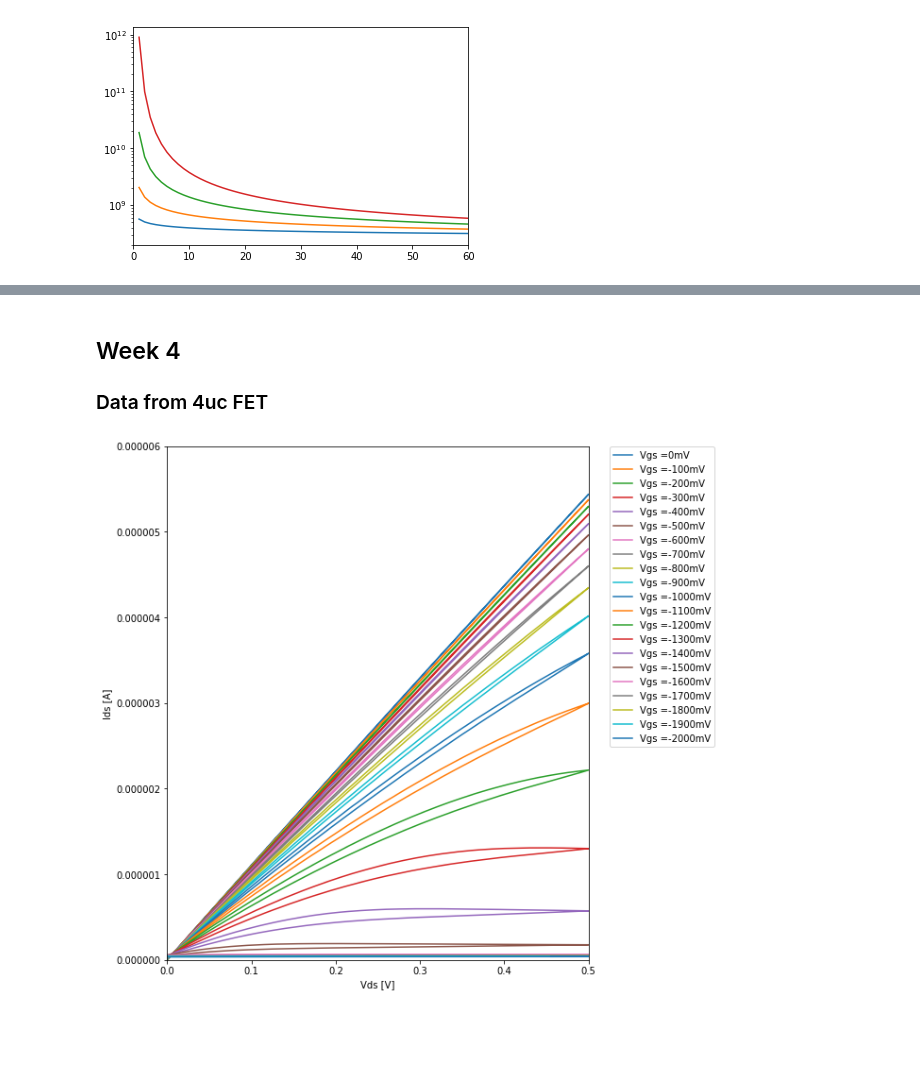
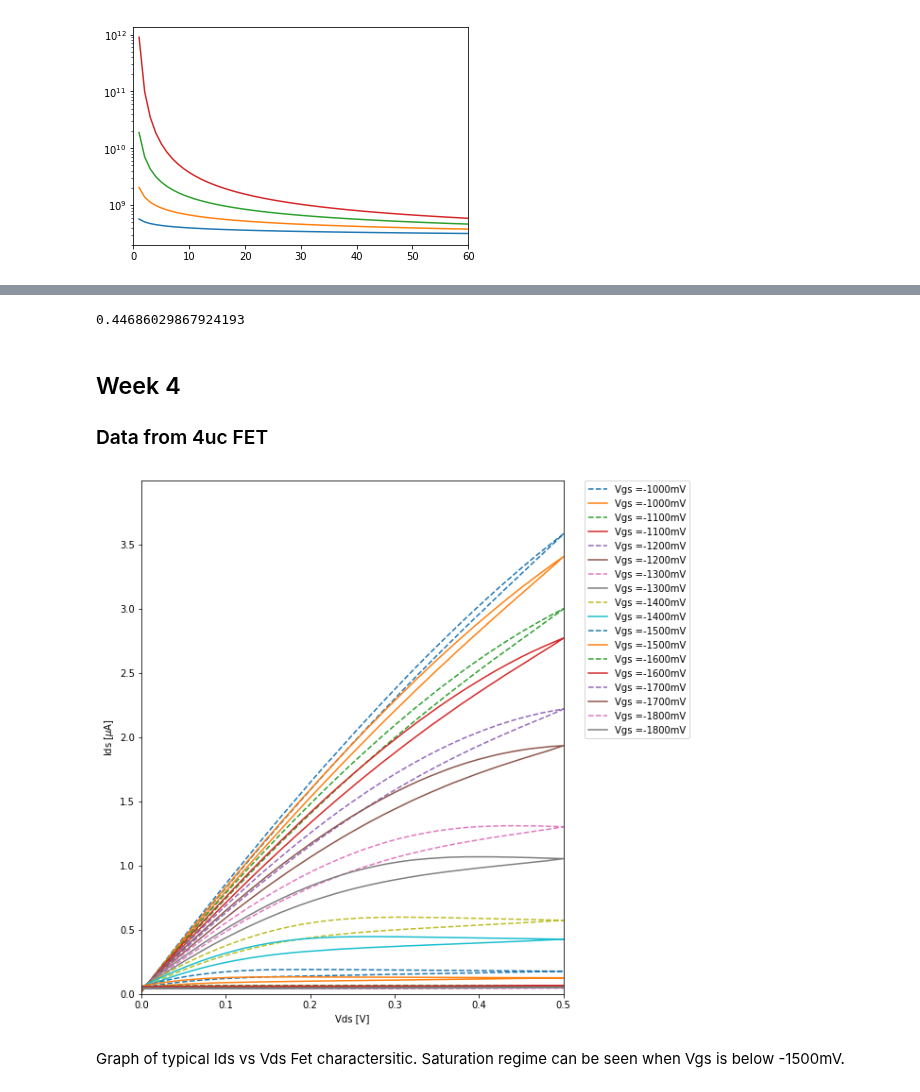
Before and after one commit to prabowobagas/Jupyter-Notebook-Thesis, a Jupyter notebook: Weekly Journal.ipynb, the cells around one changed output, grey strips where cells are left out. Drawn from its saved outputs; the diff is of its cells as text; code cells hidden in the pictures; blank space fills up the shorter version.

```diff
--- a/Weekly Journal.ipynb
+++ b/Weekly Journal.ipynb
@@ -177,7 +177,9 @@ for i,val in enumerate(V_sd):
 
 
 plt.plot(V_sd,I_sd)
-plt.xlabel('$V_{ds}[V]$', fontsize = 15 )
-plt.ylabel('$I_{ds}$ [$\mu$A]',fontsize = 15)
-plt.title('$I_{ds}$ vs $V_{ds}$',fontsize = 20)
+plt.xlabel('$V_{ds}[V]$', fontsize = 13 )
+plt.ylabel('$I_{ds}$ [$\mu$A]',fontsize = 13)
+plt.title('$I_{ds}$ vs $V_{ds}$',fontsize = 15)
+plt.show()
+plt.rcParams['figure.figsize'] = (6,4)
 # %% [output]
@@ -215,17 +223,0 @@ Grid generation of a uniformly distributed samples is shown below. White shows t
-# %%
-from matplotlib import cm
-
-occupy = np.random.rand(100,100)
-
-cmap = cm.colors.ListedColormap(['white','black'])
-bounds=[0,0.65,1] #currently set at p=0.592746, at least 1 conducting path.
-norm = cm.colors.BoundaryNorm(bounds, cmap.N)
-
-img = plt.imshow(occupy,interpolation='nearest',
-                    cmap = cmap,norm=norm)
-plt.colorbar(img,cmap=cmap,
-                norm=norm,boundaries=bounds,ticks=[-5,0,5])
-plt.rcParams['figure.figsize'] = (5,4)
-plt.show()
-
-#still need more research on percolation bonding
@@ -234,3 +287,7 @@ plt.show()
+# %%
+print(sample1.rand_samp[1,1])
+# %% [output]
+0.44686029867924193
 # %% [markdown]
 ## Week 4
 ### Data from 4uc FET
@@ -248,23 +306,30 @@ with open('Data\\dev15\\dev15 Vsd sweep 500mVpp Vgs series -2500mV to 1000mV.txt
 # %%
 def wrapper(dataframe):
     dataframe.drop('Unnamed: 5', axis=1,inplace=True)
     dataframe.columns = ['time','Vgs','Vds','Igs','Ids']
     return dataframe
 
-for i in range(1,22):
-    df = pd.read_csv('Data\\dev15\\dev15_vsd\\dev15_dataset'+str(i)+'.txt',sep='\t',skiprows = [0,1,2])
-    df_wrap = wrapper(df)
-    plt.plot(df_wrap['Vds'],df_wrap['Ids'],label = 'Vgs ='+str((i*-100)+100)+'mV')
+for i in range(11,20):
+    df1 = pd.read_csv('Data\\dev15\\dev15_vsd\\dev15_dataset'+str(i)+'.txt',sep='\t',skiprows = [0,1,2])
+    df2 = pd.read_csv('Data\\dev16\\dev16_vsd\\dev16dataset'+str(i)+'.txt',sep='\t',skiprows = [0,1,2])
+
+    df_wrap1 = wrapper(df1)
+    df_wrap2 = wrapper(df2)
+    plt.plot(df_wrap1['Vds'],df_wrap1['Ids']/(10)**(-6),label = 'Vgs ='+str((i*-100)+100)+'mV',linestyle = 'dashed')
+    plt.plot(df_wrap2['Vds'],df_wrap2['Ids']/(10)**(-6),label = 'Vgs ='+str((i*-100)+100)+'mV')
 
 plt.xlabel('Vds [V]')
-plt.ylabel('Ids [A]')
+plt.ylabel('Ids [$\mu$A]')
 plt.legend(bbox_to_anchor=(1.05, 1), loc=2, borderaxespad=0.)
+#plt.grid(which = 'both')
 plt.xlim(0,0.5)
-plt.ylim(0)
+plt.ylim(0,)
 plt.rcParams['figure.figsize'] = (8,10)
 plt.show()
 # %% [output]
-[figure, old version]
+[figure, new version]
+# %% [markdown]
+Graph of typical Ids vs Vds Fet charactersitic. Saturation regime can be seen when Vgs is below -1500mV.
 # %%
 dev16_Vgs_sweep_df = pd.read_csv(r"Data\dev16\dev16-Vgs_sweep_-2500mV-1V_Vds_Fixed_100mV.txt",sep='\t')
 dev16_Vgs_sweep_df.info()
```
Also changed, not shown: parts of 7 cells of this notebook, 3 other files.
